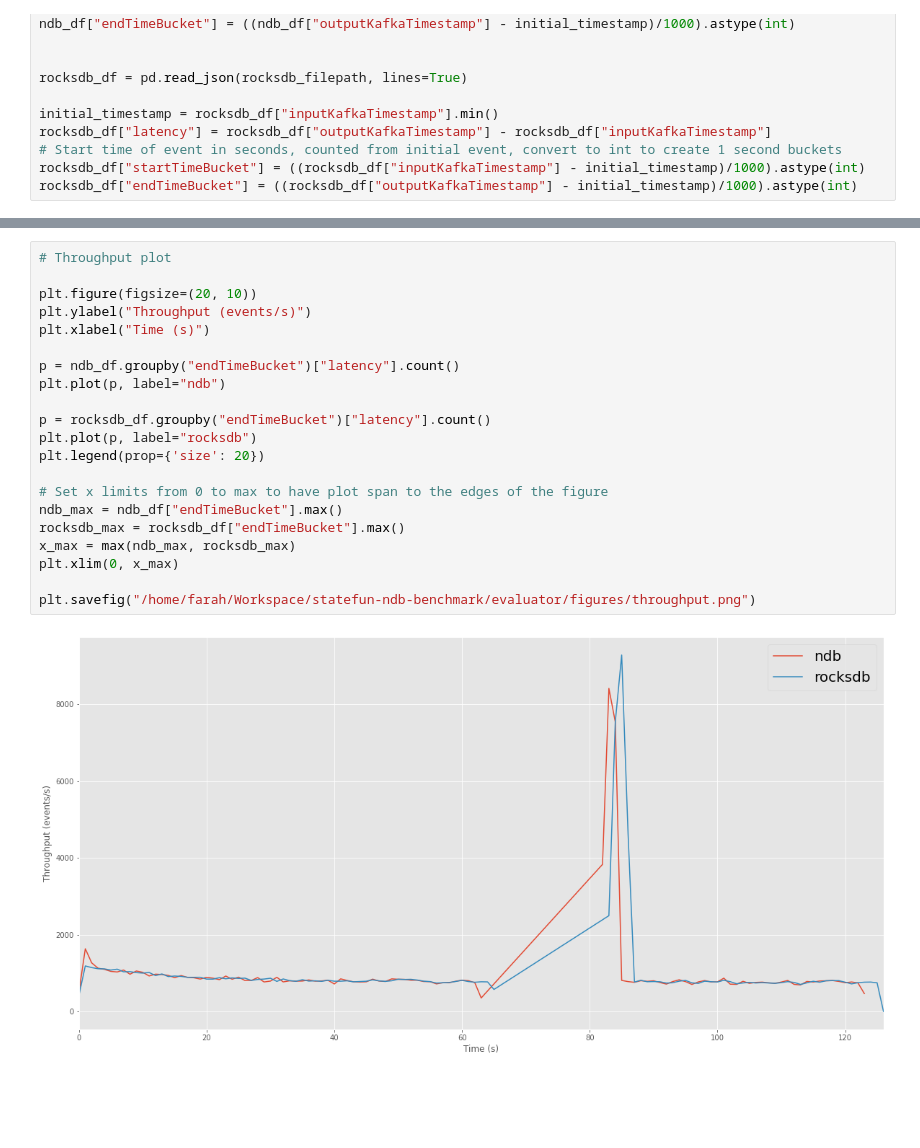
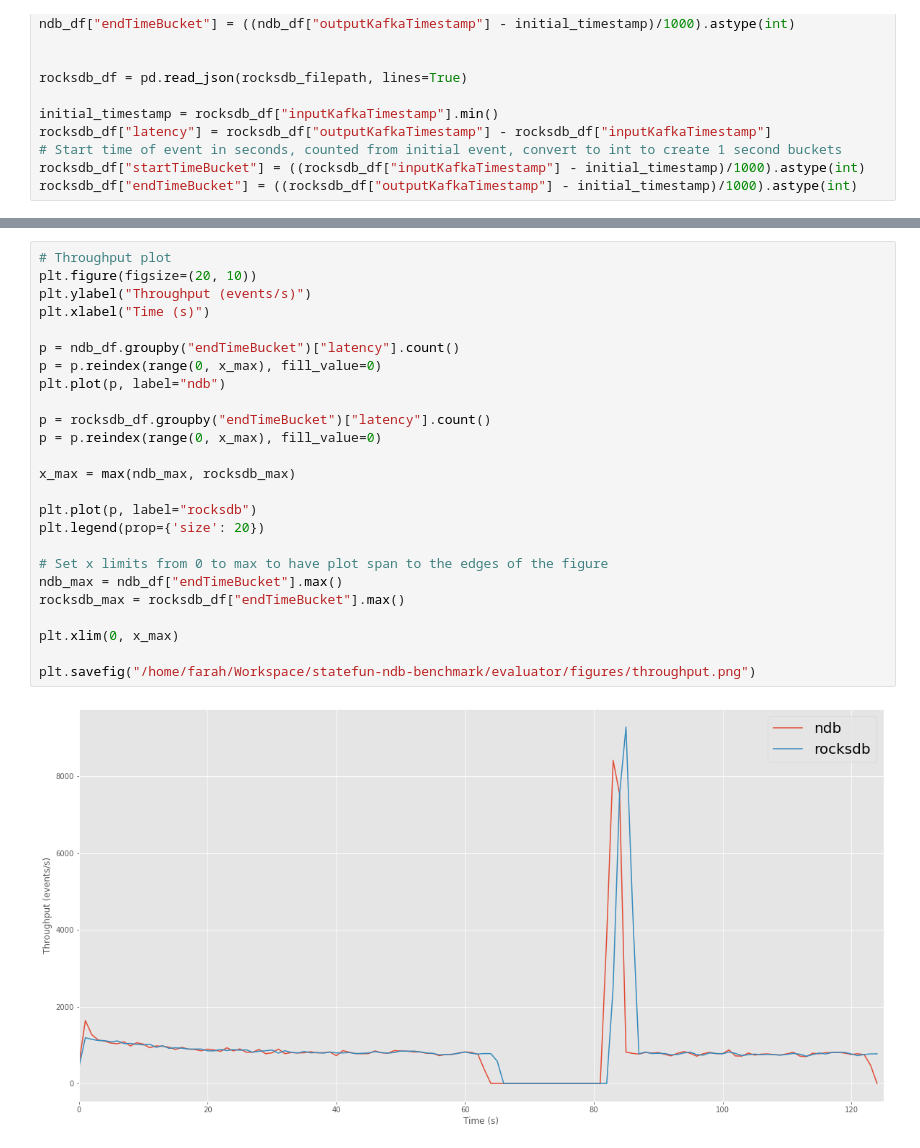
Before and after one commit to ChristopherGustafson/statefun-ndb-benchmark, a Jupyter notebook: evaluator/evaluator.ipynb, the cells around one changed output, grey strips where cells are left out. Cells and saved outputs as stored; diff of their text form; blank space fills up the shorter version.

Commit message:
Fixed throughput plot

```diff
--- a/evaluator/evaluator.ipynb
+++ b/evaluator/evaluator.ipynb
@@ -55,24 +57,28 @@ plt.savefig("/home/farah/Workspace/statefun-ndb-benchmark/evaluator/figures/late
 [figure]
 # %%
 # Throughput plot
-
 plt.figure(figsize=(20, 10))
 plt.ylabel("Throughput (events/s)")
 plt.xlabel("Time (s)")
 
 p = ndb_df.groupby("endTimeBucket")["latency"].count()
+p = p.reindex(range(0, x_max), fill_value=0)
 plt.plot(p, label="ndb")
 
 p = rocksdb_df.groupby("endTimeBucket")["latency"].count()
+p = p.reindex(range(0, x_max), fill_value=0)
+
+x_max = max(ndb_max, rocksdb_max)
+
 plt.plot(p, label="rocksdb")
 plt.legend(prop={'size': 20})
 
 # Set x limits from 0 to max to have plot span to the edges of the figure
 ndb_max = ndb_df["endTimeBucket"].max()
 rocksdb_max = rocksdb_df["endTimeBucket"].max()
-x_max = max(ndb_max, rocksdb_max)
+
 plt.xlim(0, x_max)
 
 plt.savefig("/home/farah/Workspace/statefun-ndb-benchmark/evaluator/figures/throughput.png")
 # %% [output]
-[figure, old version]
+[figure, new version]
```
Also changed, not shown: parts of 2 cells of this notebook.
